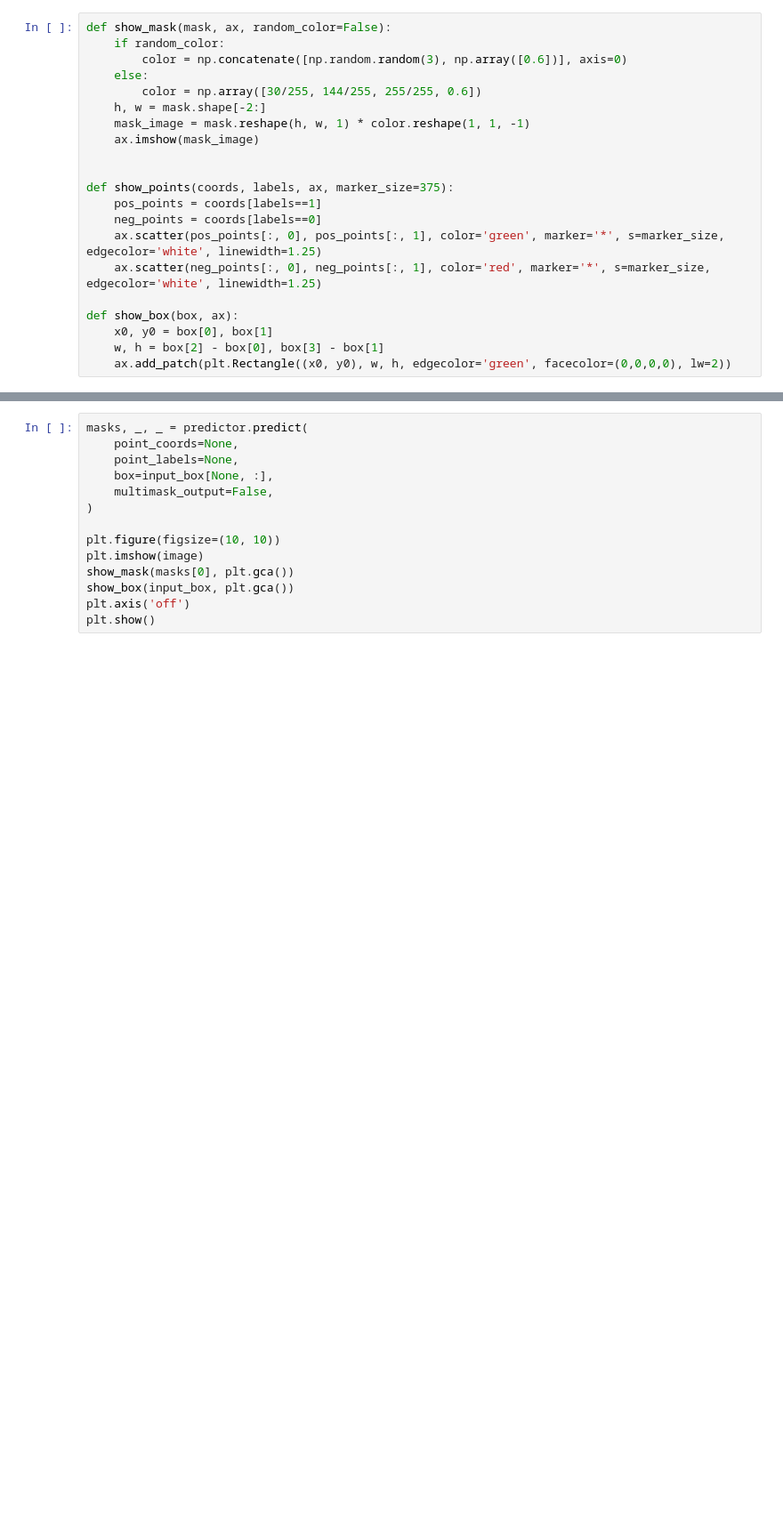
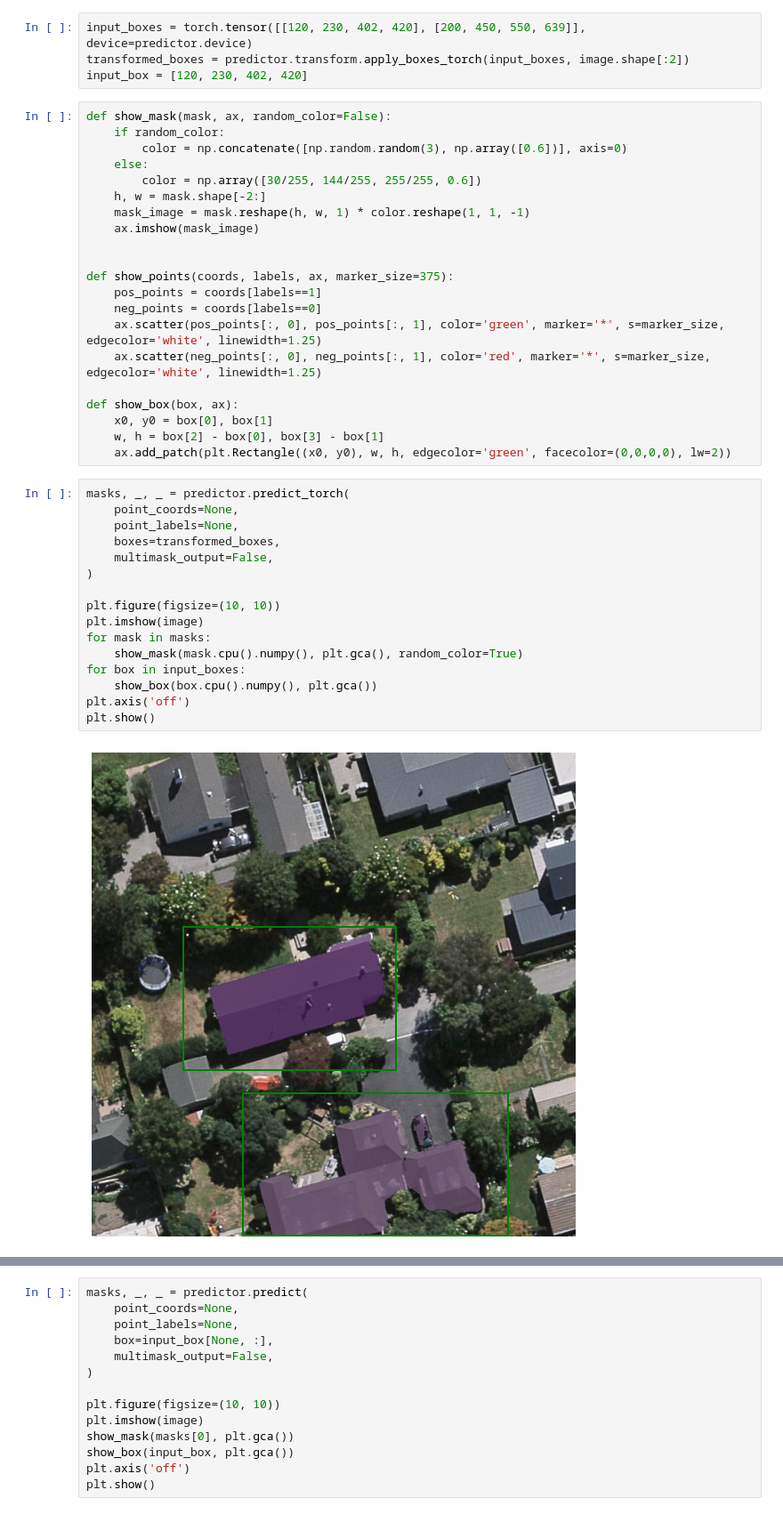
Before and after one commit to ondini/buildseg, a Jupyter notebook: dev.ipynb, the cells around one changed output, grey strips where cells are left out. Shown at 89% size. Saved outputs shown, nothing was run; the diff lists cells and outputs as text; blank space fills up the shorter version.

```diff
--- a/dev.ipynb
+++ b/dev.ipynb
@@ -377,3 +371,7 @@ input_box = np.array([94, 166, 402, 468])
+# %%
+input_boxes = torch.tensor([[120, 230, 402, 420], [200, 450, 550, 639]], device=predictor.device)
+transformed_boxes = predictor.transform.apply_boxes_torch(input_boxes, image.shape[:2])
+input_box = [120, 230, 402, 420]
 # %%
 def show_mask(mask, ax, random_color=False):
     if random_color:
@@ -395,3 +393,21 @@ def show_box(box, ax):
     x0, y0 = box[0], box[1]
     w, h = box[2] - box[0], box[3] - box[1]
     ax.add_patch(plt.Rectangle((x0, y0), w, h, edgecolor='green', facecolor=(0,0,0,0), lw=2))
+# %%
+masks, _, _ = predictor.predict_torch(
+    point_coords=None,
+    point_labels=None,
+    boxes=transformed_boxes,
+    multimask_output=False,
+)
+
+plt.figure(figsize=(10, 10))
+plt.imshow(image)
+for mask in masks:
+    show_mask(mask.cpu().numpy(), plt.gca(), random_color=True)
+for box in input_boxes:
+    show_box(box.cpu().numpy(), plt.gca())
+plt.axis('off')
+plt.show()
+# %% [output]
+[figure, added]
```
Also changed, not shown: parts of 5 cells of this notebook, 3 other files.
